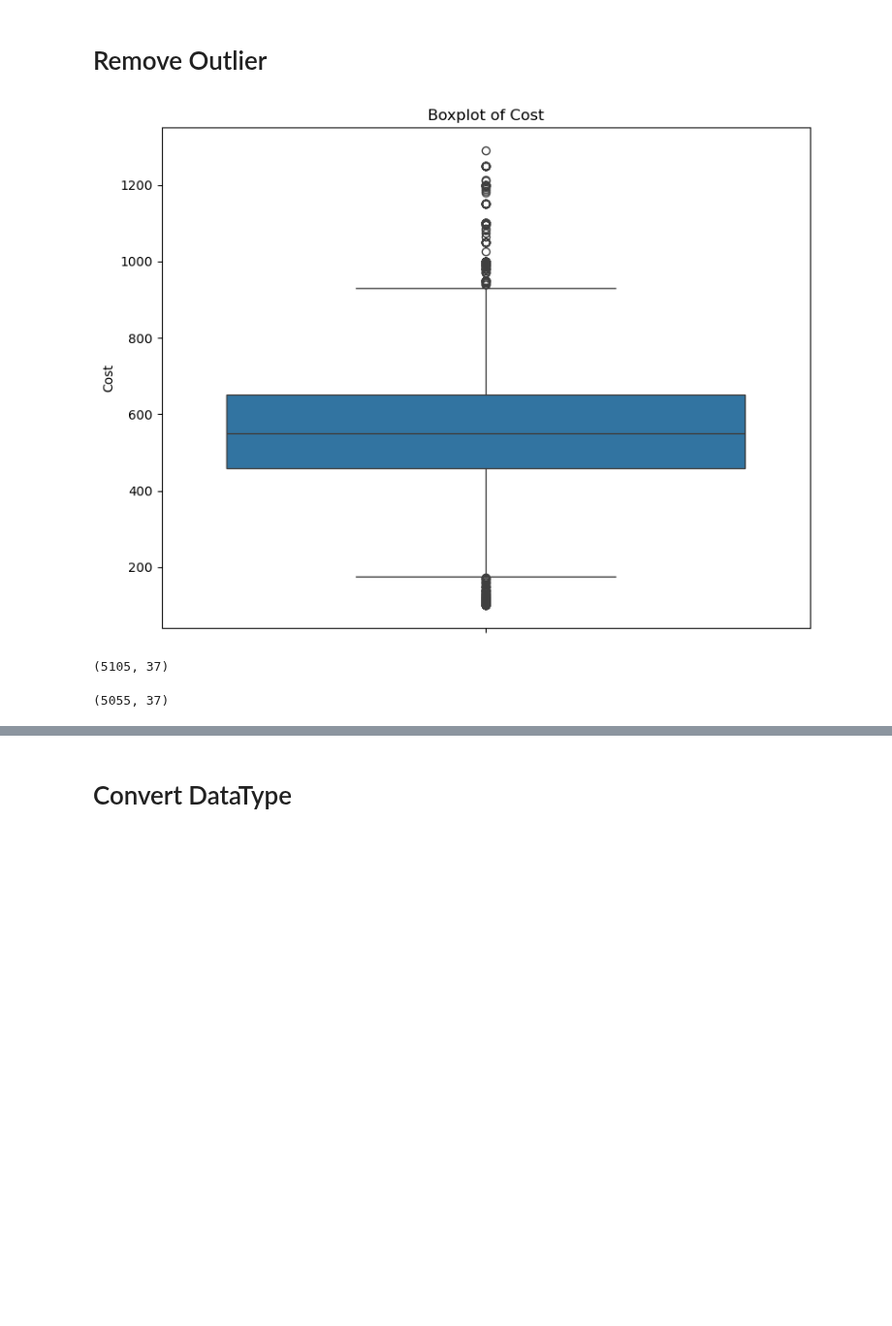
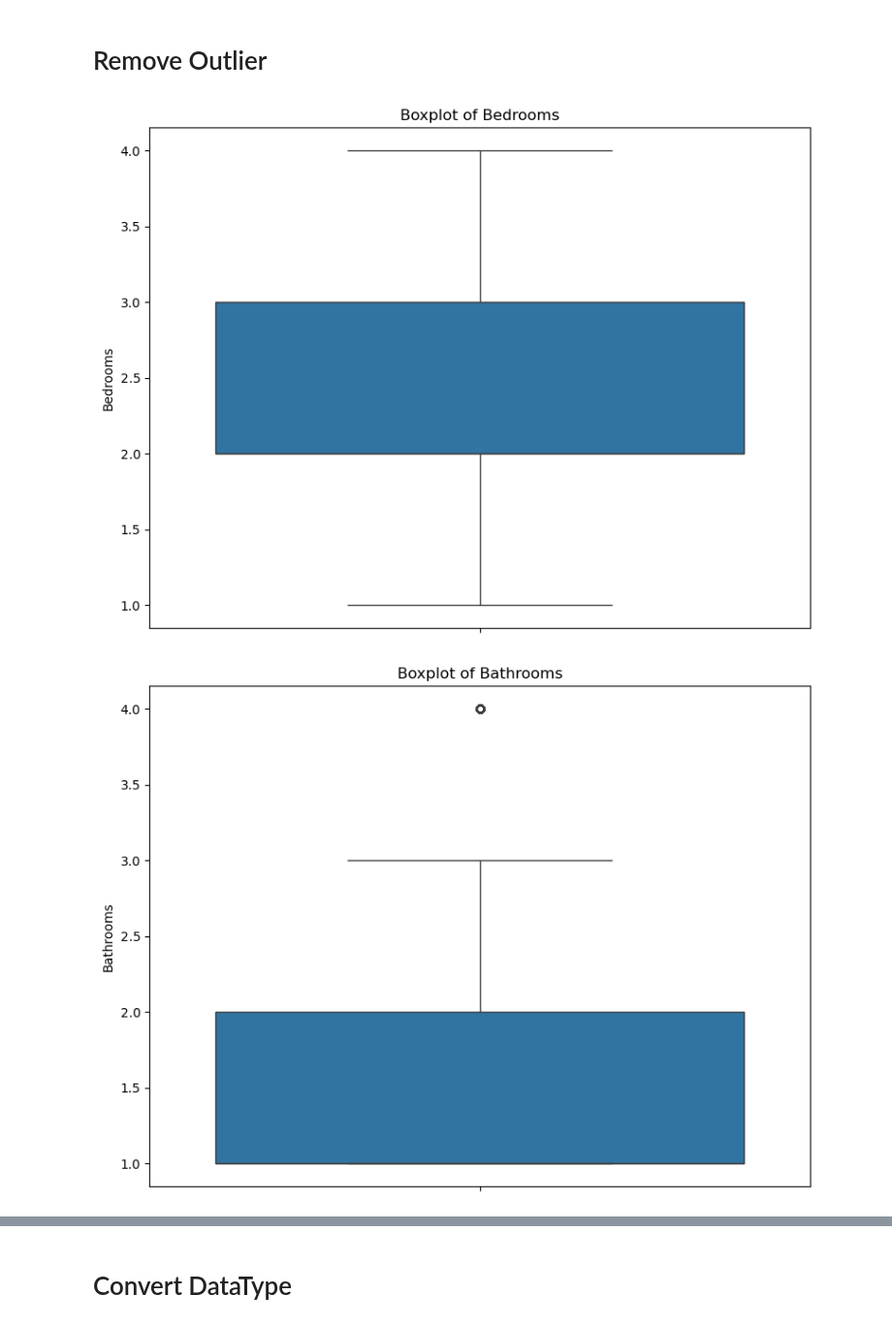
Before and after one commit to MAST30034-AppliedDataScience/project-2-group-real-estate-industry-project-1, a Jupyter notebook: notebooks/3_individual_data/1_preprocess_full.ipynb, the cells around one changed output, grey strips where cells are left out. Shown at 97% size. Drawn from its saved outputs; the diff is of its cells as text; code cells hidden in the pictures; blank space fills up the shorter version.

```diff
--- a/notebooks/3_individual_data/1_preprocess_full.ipynb
+++ b/notebooks/3_individual_data/1_preprocess_full.ipynb
@@ -248,4 +223,6 @@ Gov Secondary Distance          809
 dtype: int64
 # %%
-# remove record with missing value
-df_drop = df_drop.dropna()
+# Dropping rows with missing values in columns other than 'Cost', 'Closest Gov Secondary School', and 'Gov Secondary Distance'
+df_cleaned = df_filtered.dropna(subset=[col for col in df_filtered.columns if col not in ['Cost', 'Closest Gov Secondary School', 'Gov Secondary Distance']])
+
+df_cleaned.info()
@@ -328,13 +249,18 @@ def outlier_remover(df, column_name):
-# %%
-plot_boxplots(df_drop, 'Cost')
-# %% [output]
-[figure, removed]
-# %%
-df_drop.shape
-# %% [output]
-(5105, 37)
-# %%
-df_remove = outlier_remover(df_drop, 'Cost')
-df_remove.shape
-# %% [output]
-(5055, 37)
+# %%
+process.plot_boxplots(df_cleaned, 'Bedrooms')
+process.plot_boxplots(df_cleaned, 'Bathrooms')
+process.plot_boxplots(df_cleaned, 'CBD Distance')
+process.plot_boxplots(df_cleaned, 'Train Distance')
+process.plot_boxplots(df_cleaned, 'Electricity Distance')
+process.plot_boxplots(df_cleaned, 'Hospital Distance')
+process.plot_boxplots(df_cleaned, 'Library Distance')
+process.plot_boxplots(df_cleaned, 'Park Distance')
+process.plot_boxplots(df_cleaned, 'Tourist Attraction Distance')
+process.plot_boxplots(df_cleaned, 'Grocery Distance')
+process.plot_boxplots(df_cleaned, 'Population')
+process.plot_boxplots(df_cleaned, 'Income')
+process.plot_boxplots(df_cleaned, 'Incidents Recorded')
+process.plot_boxplots(df_cleaned, 'Gov Secondary Distance')
+# %% [output]
+[figure, added]
+[figure, added]
```
Also changed, not shown: parts of 25 cells of this notebook, 6 other files.
